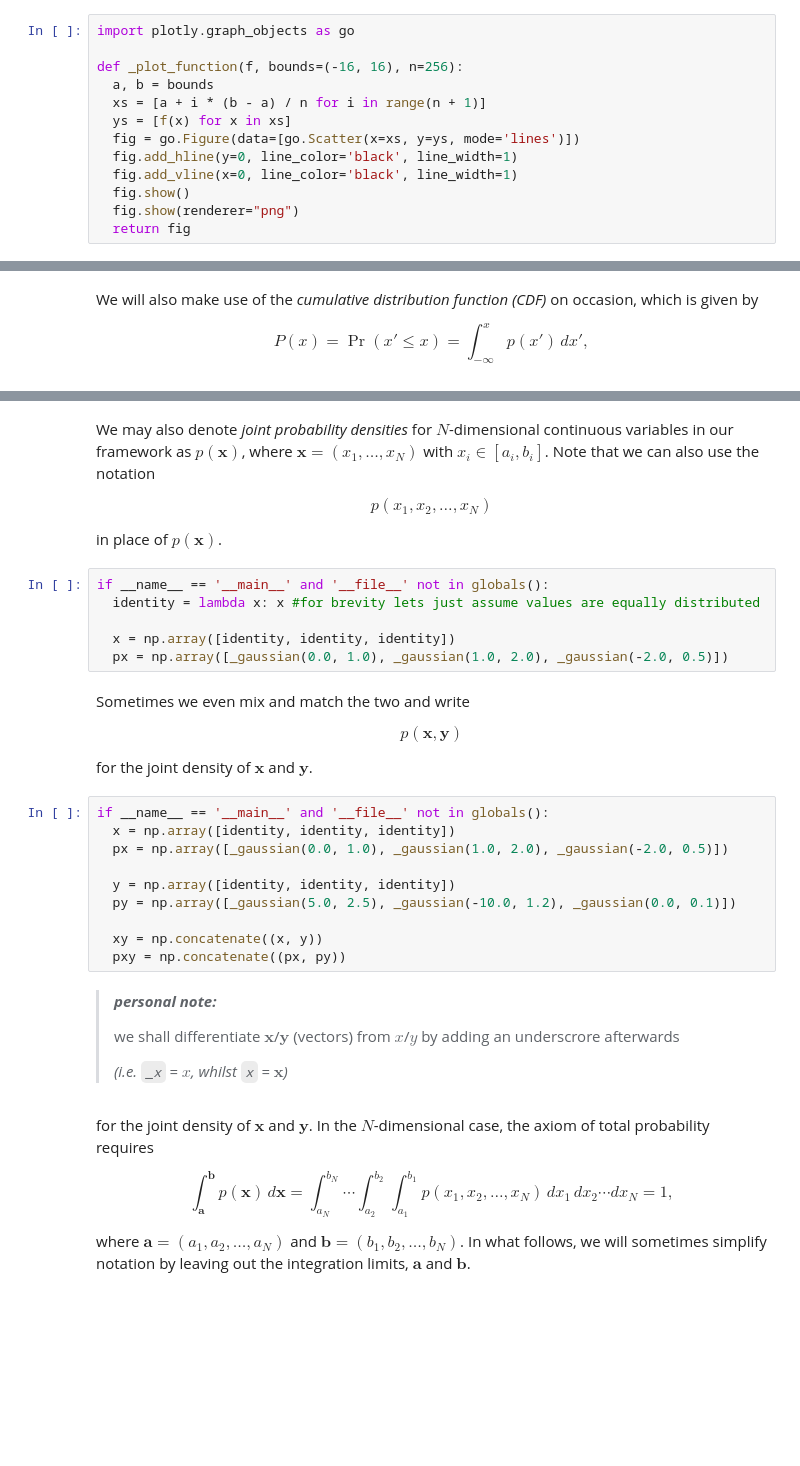
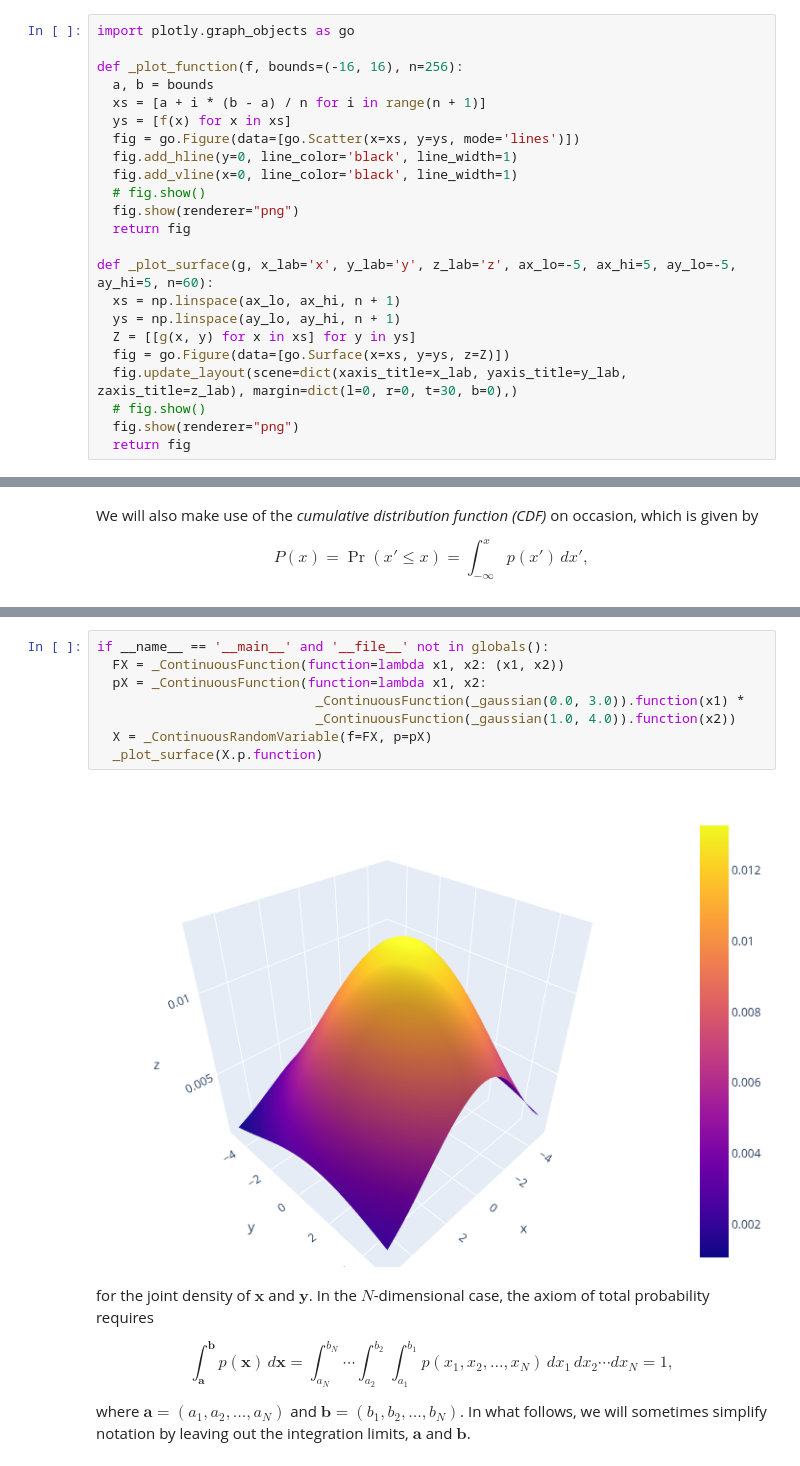
Before and after one commit to oportunitas/state-estimation-for-robotics, a Jupyter notebook: 2.primer-on-probability-theory/1.probability-density-functions/01_definitions.ipynb, the cells around one changed output, grey strips where cells are left out. Drawn from its saved outputs; the diff is of its cells as text; blank space fills up the shorter version.

```diff
--- a/2.primer-on-probability-theory/1.probability-density-functions/01_definitions.ipynb
+++ b/2.primer-on-probability-theory/1.probability-density-functions/01_definitions.ipynb
@@ -16,6 +17,16 @@ def _plot_function(f, bounds=(-16, 16), n=256):
   fig = go.Figure(data=[go.Scatter(x=xs, y=ys, mode='lines')])
   fig.add_hline(y=0, line_color='black', line_width=1)
   fig.add_vline(x=0, line_color='black', line_width=1)
-  fig.show()
+  # fig.show()
   fig.show(renderer="png")
   return fig
+
+def _plot_surface(g, x_lab='x', y_lab='y', z_lab='z', ax_lo=-5, ax_hi=5, ay_lo=-5, ay_hi=5, n=60):
+  xs = np.linspace(ax_lo, ax_hi, n + 1)
+  ys = np.linspace(ay_lo, ay_hi, n + 1)
+  Z = [[g(x, y) for x in xs] for y in ys]
+  fig = go.Figure(data=[go.Surface(x=xs, y=ys, z=Z)])
+  fig.update_layout(scene=dict(xaxis_title=x_lab, yaxis_title=y_lab, zaxis_title=z_lab), margin=dict(l=0, r=0, t=30, b=0),)
+  # fig.show()
+  fig.show(renderer="png")
+  return fig
@@ -185,37 +221,13 @@ def _is_pdf(p, a = -16, b = 16):
-# %% [markdown]
-We may also denote *joint probability densities* for $N$-dimensional continuous variables in our framework as $p(\mathbf{x})$, where $\mathbf{x} = (x_1, \dots, x_N)$ with $x_i \in [a_i, b_i]$. Note that we can also use the notation
-
-$$p(x_1, x_2, \dots, x_N) \tag{2.5}$$
-
-in place of $p(\mathbf{x})$.
-# %%
-if __name__ == '__main__' and '__file__' not in globals():
-  identity = lambda x: x #for brevity lets just assume values are equally distributed
-
-  x = np.array([identity, identity, identity])
-  px = np.array([_gaussian(0.0, 1.0), _gaussian(1.0, 2.0), _gaussian(-2.0, 0.5)])
-# %% [markdown]
-Sometimes we even mix and match the two and write
-
-$$p(\mathbf{x}, \mathbf{y}) \tag{2.6}$$
-
-for the joint density of $\mathbf{x}$ and $\mathbf{y}$.
-# %%
-if __name__ == '__main__' and '__file__' not in globals():
-  x = np.array([identity, identity, identity])
-  px = np.array([_gaussian(0.0, 1.0), _gaussian(1.0, 2.0), _gaussian(-2.0, 0.5)])
-
-  y = np.array([identity, identity, identity])
-  py = np.array([_gaussian(5.0, 2.5), _gaussian(-10.0, 1.2), _gaussian(0.0, 0.1)])
-
-  xy = np.concatenate((x, y))
-  pxy = np.concatenate((px, py))
-# %% [markdown]
-> _**personal note:**_
->
-> we shall differentiate $\mathbf{x}$/$\mathbf{y}$ (vectors) from $x$/$y$ by adding an underscrore afterwards
->
->*(i.e. `_x` =  $x$, whilst `x` = $\mathbf{x}$)*
+# %%
+if __name__ == '__main__' and '__file__' not in globals():
+  FX = _ContinuousFunction(function=lambda x1, x2: (x1, x2))
+  pX = _ContinuousFunction(function=lambda x1, x2:
+                            _ContinuousFunction(_gaussian(0.0, 3.0)).function(x1) *
+                            _ContinuousFunction(_gaussian(1.0, 4.0)).function(x2))
+  X = _ContinuousRandomVariable(f=FX, p=pX)
+  _plot_surface(X.p.function)
+# %% [output]
+[figure, added]
 # %% [markdown]
 for the joint density of $\mathbf{x}$ and $\mathbf{y}$. In the $N$-dimensional case, the axiom of total probability requires
 
```
Also changed, not shown: parts of 38 cells of this notebook.
